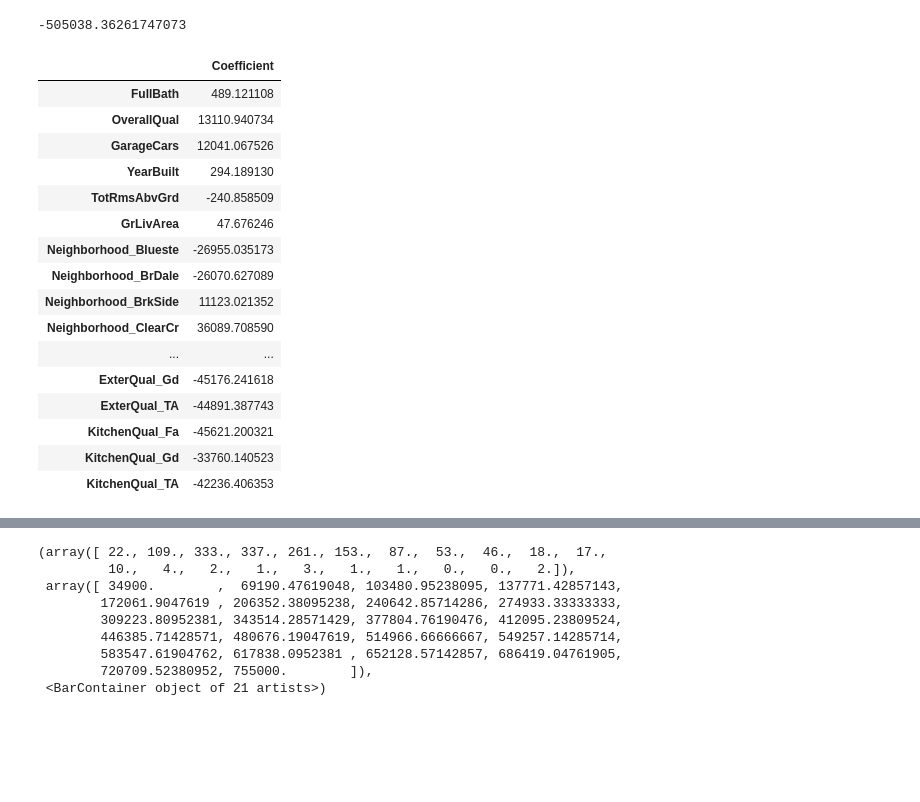
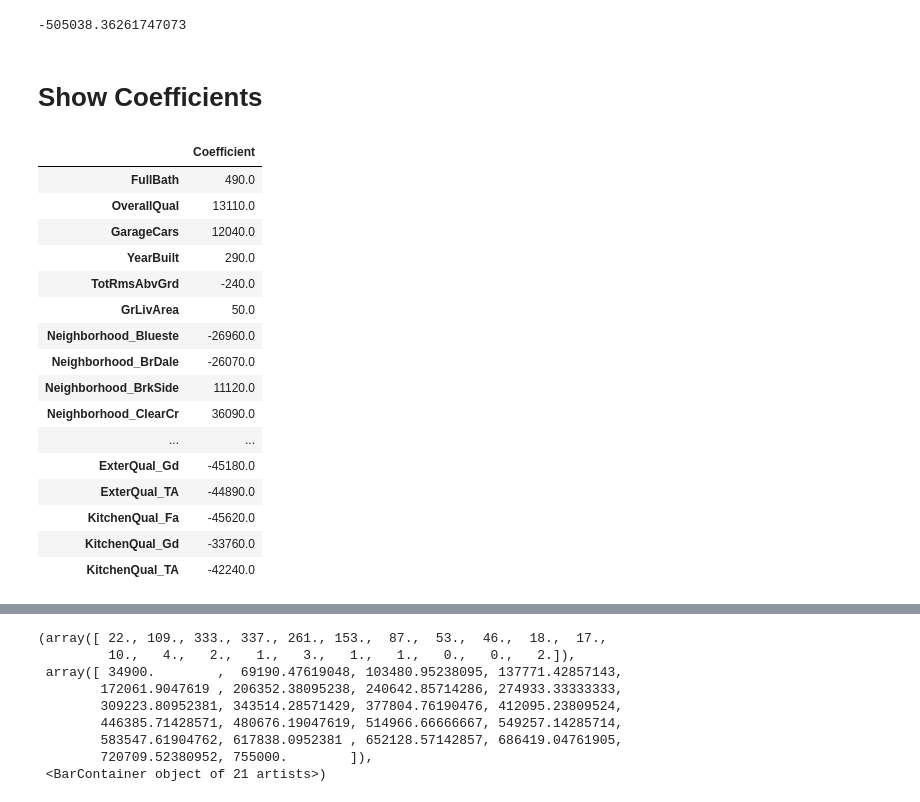
Before and after one commit to ValleyRobotics/ames_data_project, a Jupyter notebook: lr_ames_model.ipynb, the cells around one changed output, grey strips where cells are left out. Drawn from its saved outputs; the diff is of its cells as text; code cells hidden in the pictures; blank space fills up the shorter version.

```diff
--- a/lr_ames_model.ipynb
+++ b/lr_ames_model.ipynb
@@ -53,0 +66,7 @@ import matplotlib.pyplot as plt
+# %%
+skip_run = True
+keep_ = ['NAmes', 'OldTown', 'Sawyer', 'BrkSide', 'Mitchel', 'IDOTRR', 'SWISU', 'Edwards']
+# features from random forest based on NAmes date
+features = ['Neighborhood', 'FullBath', 'OverallQual', 'ExterQual',
+            'GarageCars', 'YearBuilt', 'KitchenQual', 'TotRmsAbvGrd', 'GrLivArea',
+           'SalePrice']
@@ -157,26 +187,32 @@ LinearRegression()
 print(model.intercept_)
 # %% [output]
 -505038.36261747073
+# %% [markdown]
+# Show Coefficients
 # %%
-coeff_parameter = pd.DataFrame(model.coef_,X.columns,columns=['Coefficient'])
-coeff_parameter
+if skip_run:
+    coeff_parameter = pd.read_pickle('data/coeff_parameter.pkl')
+else:
+    coeff_parameter = pd.DataFrame(model.coef_,X.columns,columns=['Coefficient'])
+    coeff_parameter.to_pickle('data/coeff_parameter.pkl')
+coeff_parameter.round(-1)
 # %% [output]
 |  | Coefficient |
-| FullBath | 489.121108 |
-| OverallQual | 13110.940734 |
-| GarageCars | 12041.067526 |
-| YearBuilt | 294.189130 |
-| TotRmsAbvGrd | -240.858509 |
-| GrLivArea | 47.676246 |
-| Neighborhood_Blueste | -26955.035173 |
-| Neighborhood_BrDale | -26070.627089 |
-| Neighborhood_BrkSide | 11123.021352 |
-| Neighborhood_ClearCr | 36089.708590 |
+| FullBath | 490.0 |
+| OverallQual | 13110.0 |
+| GarageCars | 12040.0 |
+| YearBuilt | 290.0 |
+| TotRmsAbvGrd | -240.0 |
+| GrLivArea | 50.0 |
+| Neighborhood_Blueste | -26960.0 |
+| Neighborhood_BrDale | -26070.0 |
+| Neighborhood_BrkSide | 11120.0 |
+| Neighborhood_ClearCr | 36090.0 |
 | ... | ... |
-| ExterQual_Gd | -45176.241618 |
-| ExterQual_TA | -44891.387743 |
-| KitchenQual_Fa | -45621.200321 |
-| KitchenQual_Gd | -33760.140523 |
-| KitchenQual_TA | -42236.406353 |
+| ExterQual_Gd | -45180.0 |
+| ExterQual_TA | -44890.0 |
+| KitchenQual_Fa | -45620.0 |
+| KitchenQual_Gd | -33760.0 |
+| KitchenQual_TA | -42240.0 |
 # %%
 predictions = model.predict(X_test)
```
Also changed, not shown: parts of 56 cells of this notebook, 30 other files.
